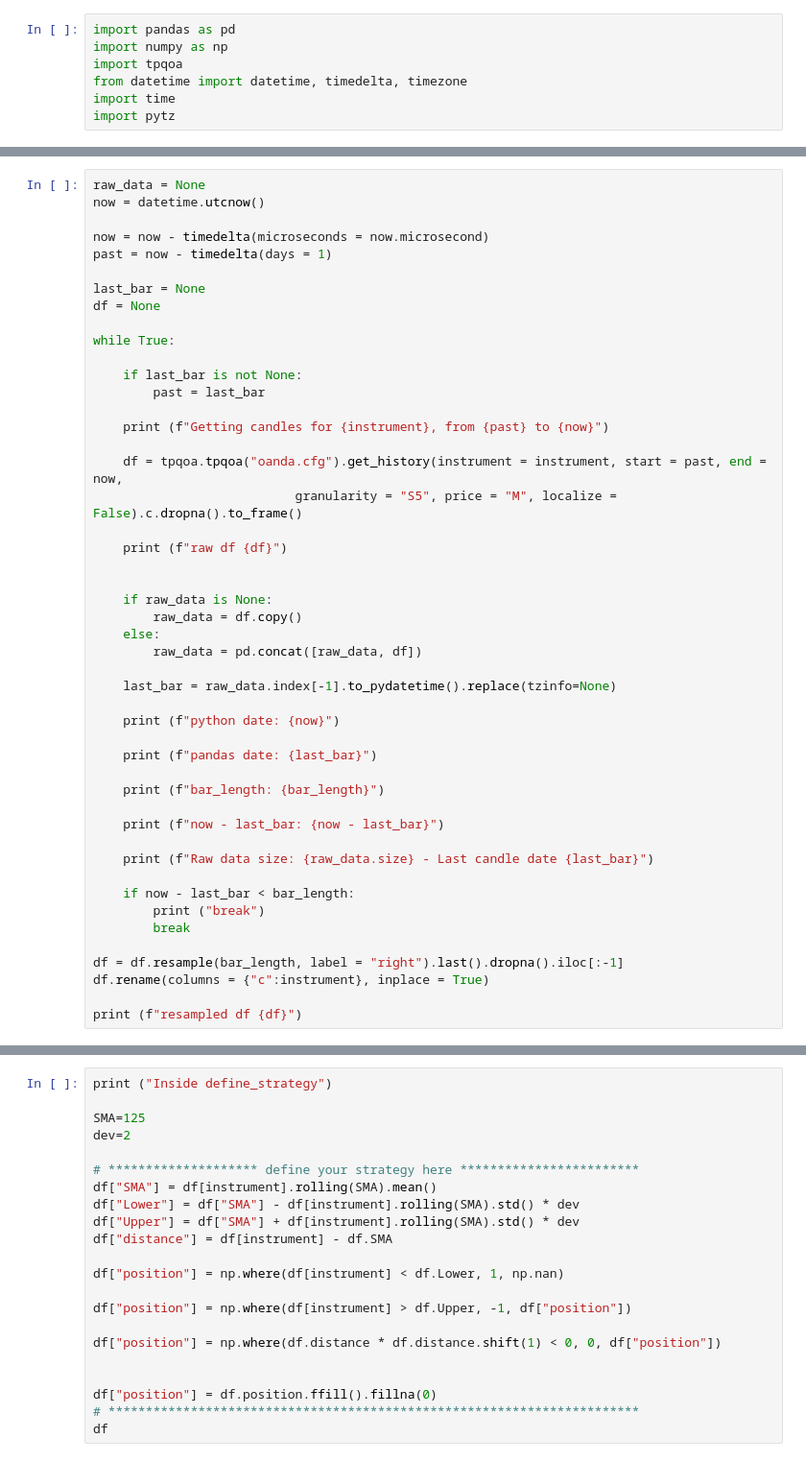
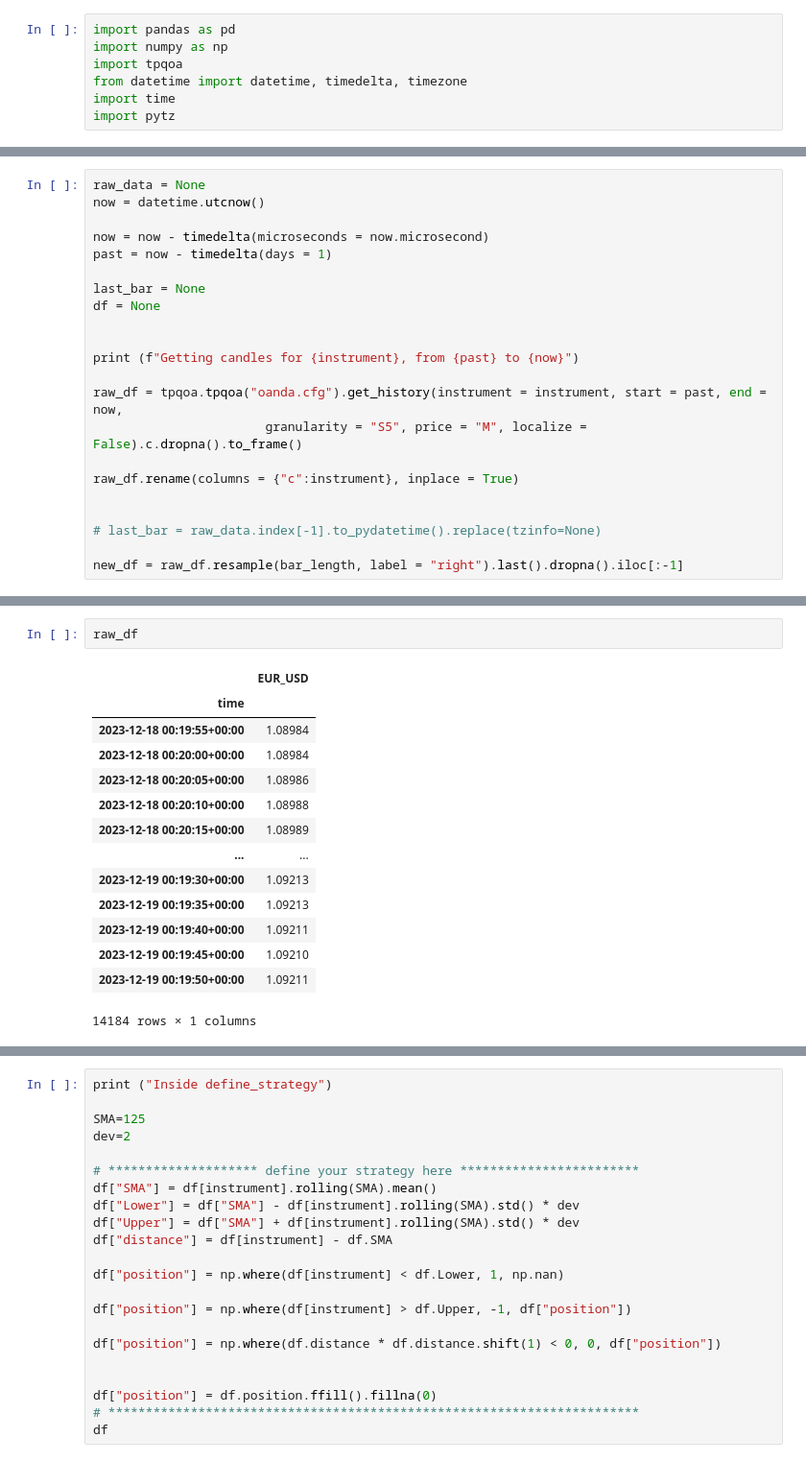
Before and after one commit to dshilman/algo-trading, a Jupyter notebook: trading/NB_05_Take_Profit_Stop_Loss.ipynb, the cells around one changed output, grey strips where cells are left out. Shown: that part at 96% size. Drawn from its saved outputs; the diff is of its cells as text.

```diff
--- a/trading/NB_05_Take_Profit_Stop_Loss.ipynb
+++ b/trading/NB_05_Take_Profit_Stop_Loss.ipynb
@@ -27,42 +24,16 @@ past = now - timedelta(days = 1)
 last_bar = None
 df = None
 
-while True:
 
-    if last_bar is not None:
-        past = last_bar
+print (f"Getting candles for {instrument}, from {past} to {now}")
 
-    print (f"Getting candles for {instrument}, from {past} to {now}")
+raw_df = tpqoa.tpqoa("oanda.cfg").get_history(instrument = instrument, start = past, end = now,
+                       granularity = "S5", price = "M", localize = False).c.dropna().to_frame()
 
-    df = tpqoa.tpqoa("oanda.cfg").get_history(instrument = instrument, start = past, end = now,
-                           granularity = "S5", price = "M", localize = False).c.dropna().to_frame()
-
-    print (f"raw df {df}")
+raw_df.rename(columns = {"c":instrument}, inplace = True)
 
 
-    if raw_data is None:
-        raw_data = df.copy()
-    else:
-        raw_data = pd.concat([raw_data, df])
+# last_bar = raw_data.index[-1].to_pydatetime().replace(tzinfo=None)
 
-    last_bar = raw_data.index[-1].to_pydatetime().replace(tzinfo=None)
-
-    print (f"python date: {now}")
-
-    print (f"pandas date: {last_bar}")
-
-    print (f"bar_length: {bar_length}")
-
-    print (f"now - last_bar: {now - last_bar}")
-
-    print (f"Raw data size: {raw_data.size} - Last candle date {last_bar}")
-
-    if now - last_bar < bar_length:
-        print ("break")
-        break
-
-df = df.resample(bar_length, label = "right").last().dropna().iloc[:-1]
-df.rename(columns = {"c":instrument}, inplace = True)
-
-print (f"resampled df {df}")
+new_df = raw_df.resample(bar_length, label = "right").last().dropna().iloc[:-1]
 # %% [output]
@@ -157,0 +57,17 @@ df2
+# %%
+raw_df
+# %% [output]
+|  | EUR_USD |
+| time |  |
+| 2023-12-18 00:19:55+00:00 | 1.08984 |
+| 2023-12-18 00:20:00+00:00 | 1.08984 |
+| 2023-12-18 00:20:05+00:00 | 1.08986 |
+| 2023-12-18 00:20:10+00:00 | 1.08988 |
+| 2023-12-18 00:20:15+00:00 | 1.08989 |
+| ... | ... |
+| 2023-12-19 00:19:30+00:00 | 1.09213 |
+| 2023-12-19 00:19:35+00:00 | 1.09213 |
+| 2023-12-19 00:19:40+00:00 | 1.09211 |
+| 2023-12-19 00:19:45+00:00 | 1.09210 |
+| 2023-12-19 00:19:50+00:00 | 1.09211 |
+14184 rows × 1 columns
```
Also changed, not shown: parts of 29 cells of this notebook, 3 other files.
